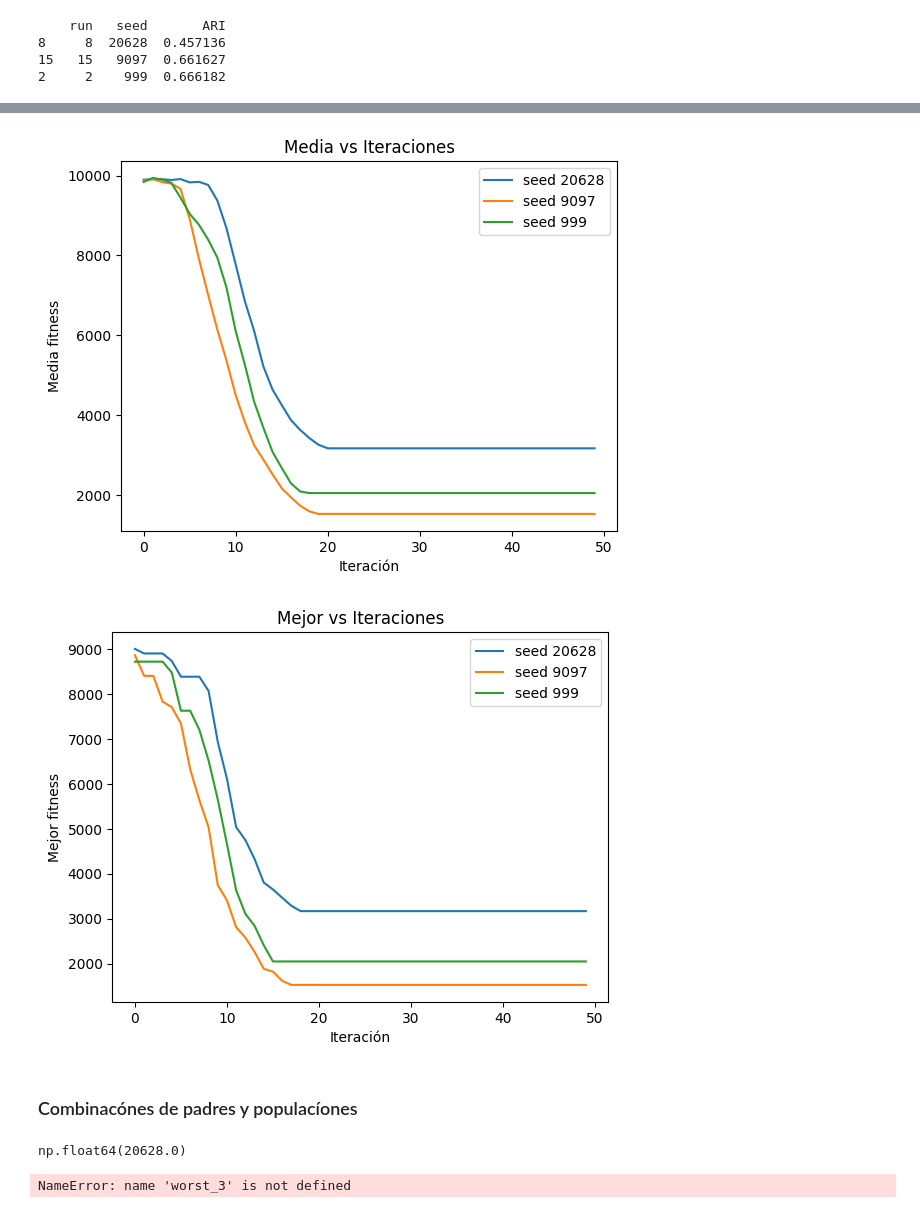
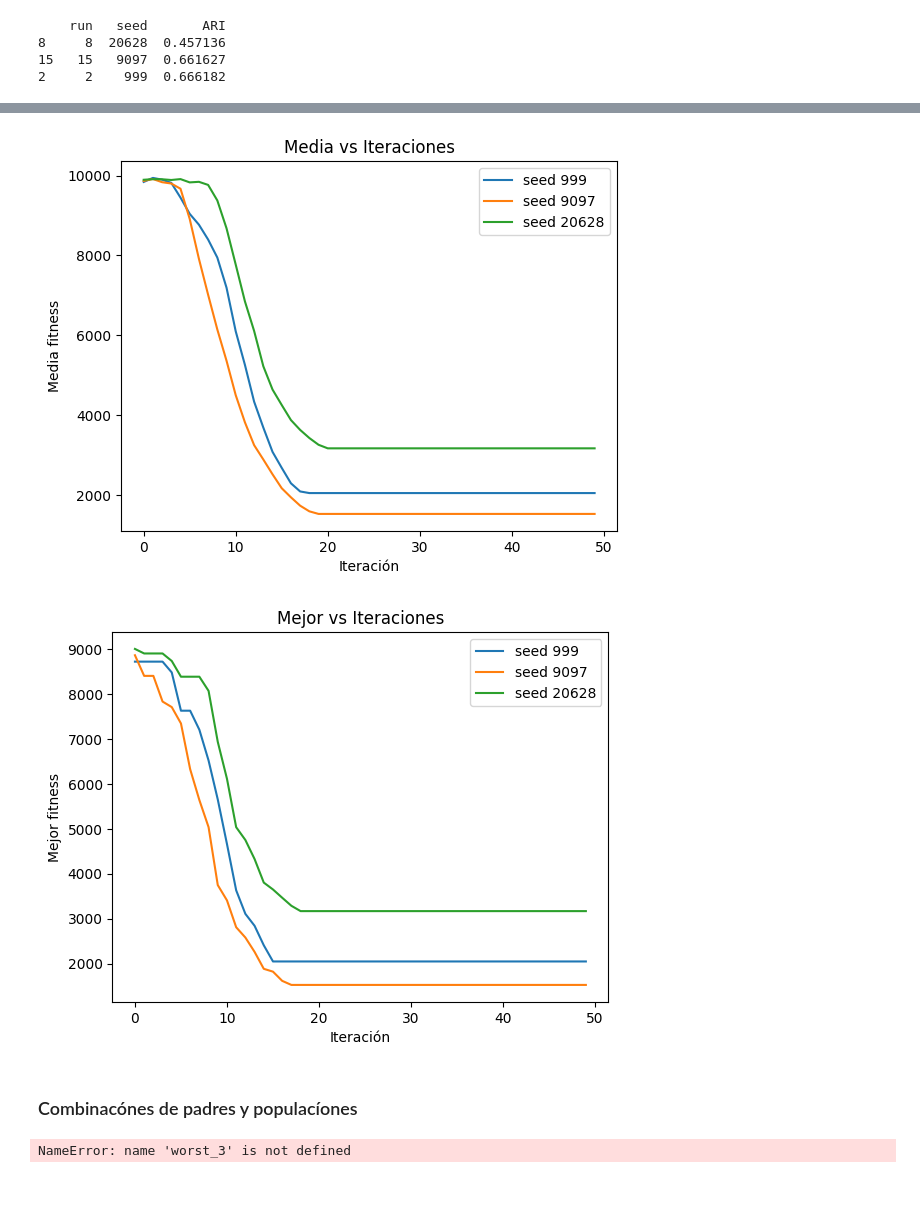
Before and after one commit to Evgesha2022/AB_clustering, a Jupyter notebook: main EDA blobs.ipynb, the cells around one changed output, grey strips where cells are left out. Drawn from its saved outputs; the diff is of its cells as text; code cells hidden in the pictures.

```diff
--- a/main EDA blobs.ipynb
+++ b/main EDA blobs.ipynb
@@ -427,0 +338,19 @@ Name: ARI, dtype: float64
+# %%
+results = []
+import glob
+
+for seed in seeds:
+    pred_file = glob.glob(f"*pred*{seed}*.txt")[0]
+    true_file = glob.glob(f"*true*{seed}*.txt")[0]
+
+    y_pred = np.loadtxt(pred_file)
+    y_true = np.loadtxt(true_file)
+
+    acc = clustering_accuracy(y_true, y_pred)
+
+    results.append({
+        "seed": seed,
+        "accuracy": acc
+    })
+
+df_results_accur = pd.DataFrame(results)
@@ -499,14 +414,20 @@ You should consider upgrading via the 'C:\Users\Евгения\AppData\Local\Pro
 import matplotlib.pyplot as plt
 # %%
 import numpy as np
+import pandas as pd
 
-logs = {}
+rows = []
 
 for seed in worst_seeds:
     media = np.loadtxt(f"log_media_seed_{seed}.txt")
     mejor = np.loadtxt(f"log_mejor_seed_{seed}.txt")
 
-    logs[seed] = {
-        "media": media,
-        "mejor": mejor
-    }
+    for i in range(len(media)):
+        rows.append({
+            "seed": seed,
+            "iter": i,
+            "media": media[i],
+            "mejor": mejor[i]
+        })
+
+df_seed = pd.DataFrame(rows)
@@ -513,8 +438,8 @@ for seed in worst_seeds:
 # %%
 plt.figure()
 
-for seed in worst_seeds:
-    plt.plot(logs[seed]["media"], label=f"seed {seed}")
+for seed, group in df_seed.groupby("seed"):
+    plt.plot(group["iter"], group["media"], label=f"seed {seed}")
 
 plt.title("Media vs Iteraciones")
 plt.xlabel("Iteración")
@@ -522,20 +447,20 @@ plt.ylabel("Media fitness")
 plt.legend()
 plt.show()
 # %% [output]
-[figure, old version]
+[figure, new version]
 # %%
 plt.figure()
 
-for seed in worst_seeds:
-    plt.plot(logs[seed]["mejor"], label=f"seed {seed}")
+for seed, group in df_seed.groupby("seed"):
+    plt.plot(group["iter"], group["mejor"], label=f"seed {seed}")
 
 plt.title("Mejor vs Iteraciones")
 plt.xlabel("Iteración")
 plt.ylabel("Mejor fitness")
 plt.legend()
 plt.show()
 # %% [output]
-[figure, old version]
+[figure, new version]
 # %% [markdown]
 ### Combinacónes de padres y populacíones
 # %%
@@ -551,10 +476,6 @@ configs = [
     (200, 20),
     (200, 40),
 ]
-# %%
-worst_seed
-# %% [output]
-np.float64(20628.0)
 # %%
 
 results = []
```
Also changed, not shown: parts of 22 cells of this notebook, 4 other files.
